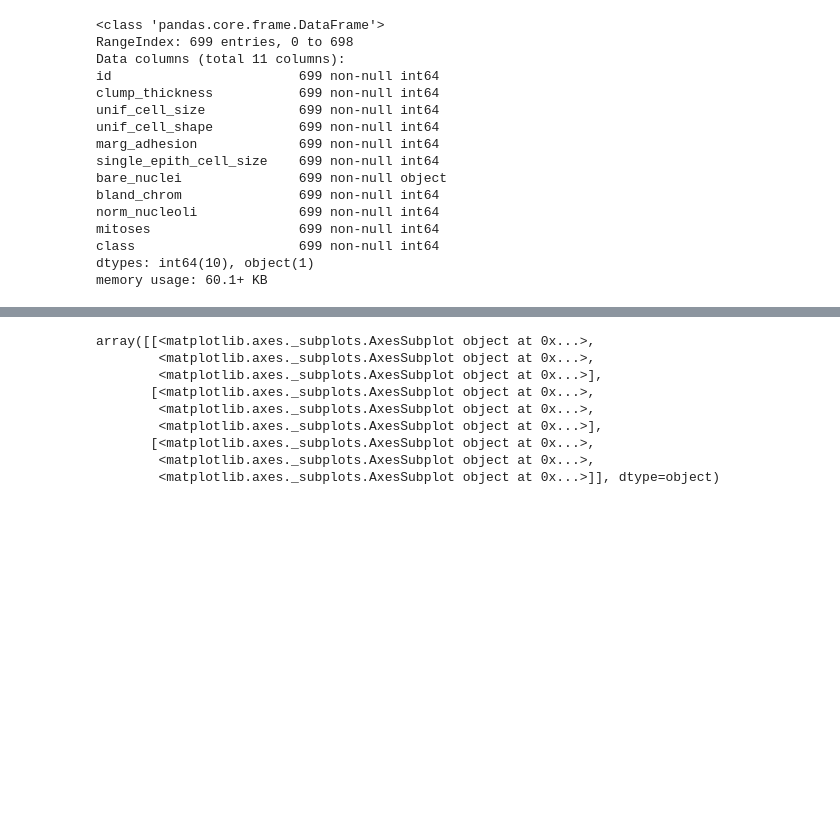
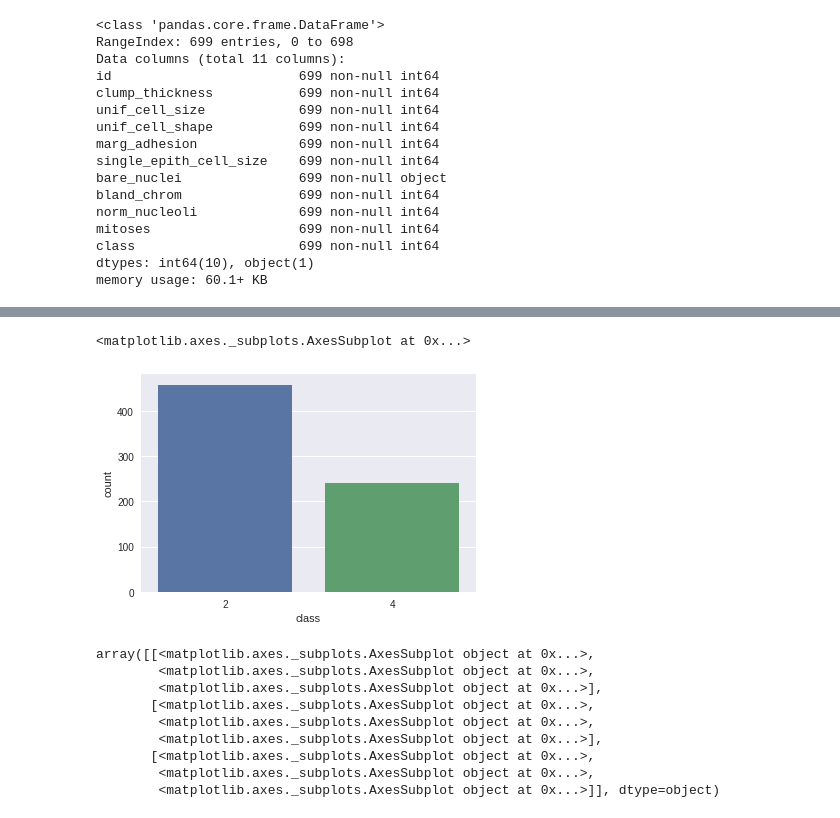
Before and after one commit to greed2411/ML, a Jupyter notebook: breast cancer/breast_cancer.ipynb, the cells around one changed output, grey strips where cells are left out. Drawn from its saved outputs; the diff is of its cells as text; code cells hidden in the pictures; blank space fills up the shorter version.

```diff
--- a/breast cancer/breast_cancer.ipynb
+++ b/breast cancer/breast_cancer.ipynb
@@ -56,3 +83,9 @@ df.drop(['id'], 1, inplace=True)
+# %%
+sns.countplot(df['class'])
+# 2 being benign and 4 being malignant
+# %% [output]
+<matplotlib.axes._subplots.AxesSubplot at 0x...>
+[figure, added]
 # %%
 df.hist(bins = 20, figsize = (20, 12))
 # %% [output]
```
Also changed, not shown: parts of 6 cells of this notebook.
